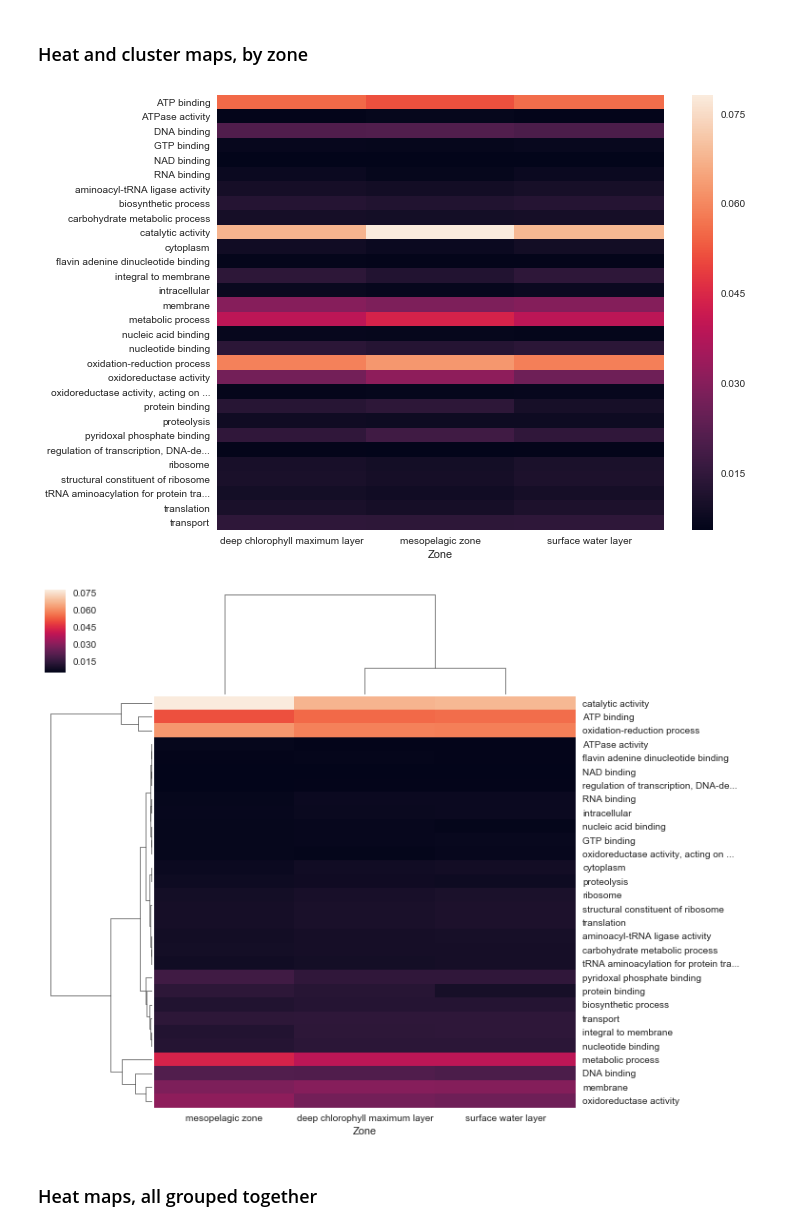
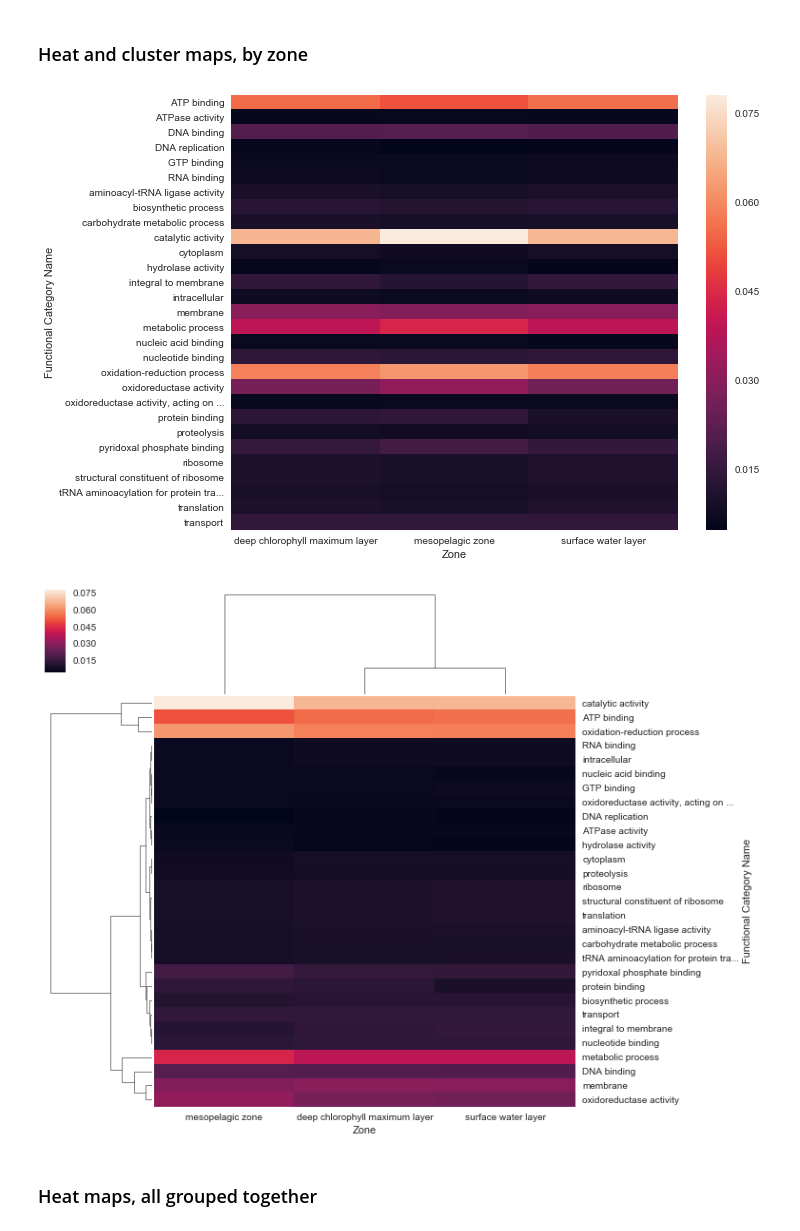
Before and after one commit to dustinmichels/biol338-final-project, a Jupyter notebook: analysis/scripts/Data Analysis_03 (Current).ipynb, the cells around one changed output. Drawn from its saved outputs; the diff is of its cells as text; code cells hidden in the pictures.

```diff
--- a/analysis/scripts/Data Analysis_03 (Current).ipynb
+++ b/analysis/scripts/Data Analysis_03 (Current).ipynb
@@ -145,29 +158,31 @@ display('Full DataFrame (head & tail):', full_df.head(), full_df.tail())
 # %%
-# Only use the first 30 items
-df = full_df.groupby('run_id').head(n=30)
-df = df.copy(deep=True)
-
 # Truncate function names at 35 characters
 df.name = df.name.apply(
     lambda x: (x[:35] + '...') if len(x) > 38 else x)
 # %%
-# rearrange relevent data
-data_all = df.pivot(index='name', columns='run_id', values='read_percent')
+## Rearranage data so it's ready for heat map visualization
+
+# data_all: Rearrange/clean data for all samples
+data_all = df.pivot(
+    index='name', columns='run_id',
+    values='read_percent')
 data_all.columns.name = 'Run ID'
 data_all.index.name = "Functional Category Name"
 
-# Rearrange data; taking mean of regions
-data_region = df.pivot_table(index='name', columns='region', aggfunc={'read_percent':'mean'})
+# data_region: Rearrange/clean data, taking mean of regions
+data_region = df.pivot_table(
+    index='name', columns='region',
+    aggfunc={'read_percent':'mean'})
 data_region.columns = data_region.columns.droplevel(0)
 data_region.columns.name = 'Region'
 data_region.index.name = "Functional Category Name"
-data_region.index.name = None
 
-# Rearrange data; taking mean of zones
-data_zone = df.pivot_table(index='name', columns='zone', aggfunc={'read_percent':'mean'})
+# data_zone: Rearrange/clean data, taking mean of zones
+data_zone = df.pivot_table(
+    index='name', columns='zone',
+    aggfunc={'read_percent':'mean'})
 data_zone.columns = data_zone.columns.droplevel(0)
 data_zone.columns.name = 'Zone'
 data_zone.index.name = "Functional Category Name"
-data_zone.index.name = None
 # %%
 # Show what data looks like now
@@ -235,20 +254,21 @@ ax.savefig(f'{img_path}cluster/cluster_region', dpi=300)
 # %% [markdown]
 ### Heat and cluster maps, by zone
 # %%
-# Drop missing values
-data_zone_drop = data_zone.dropna()
-
 # Make heatmap
 fig, ax = plt.subplots(figsize=(10,8))
-sns.heatmap(ax=ax, data=data_zone_drop)
-fig.savefig(f'{img_path}/heat/heat_zone.png', bbox_inches='tight', dpi=300)
+sns.heatmap(ax=ax, data=data_zone)
+fig.savefig(
+    f'{img_path}/heat/heat_zone.png',
+    bbox_inches='tight', dpi=300)
 
-# Make clustermap
-ax = sns.clustermap(data=data_zone_drop)
-ax.savefig(f'{img_path}/cluster/cluster_zone', dpi=300)
+# Make clustermapi
+ax = sns.clustermap(data=data_zone)
+ax.savefig(
+    f'{img_path}/cluster/cluster_zone',
+    dpi=300)
 # %% [output]
-[figure, old version]
+[figure, new version]
-[figure, old version]
+[figure, new version]
 # %% [markdown]
 ### Heat maps, all grouped together
 # %%
```
Also changed, not shown: parts of 9 cells of this notebook, 27 other files.
